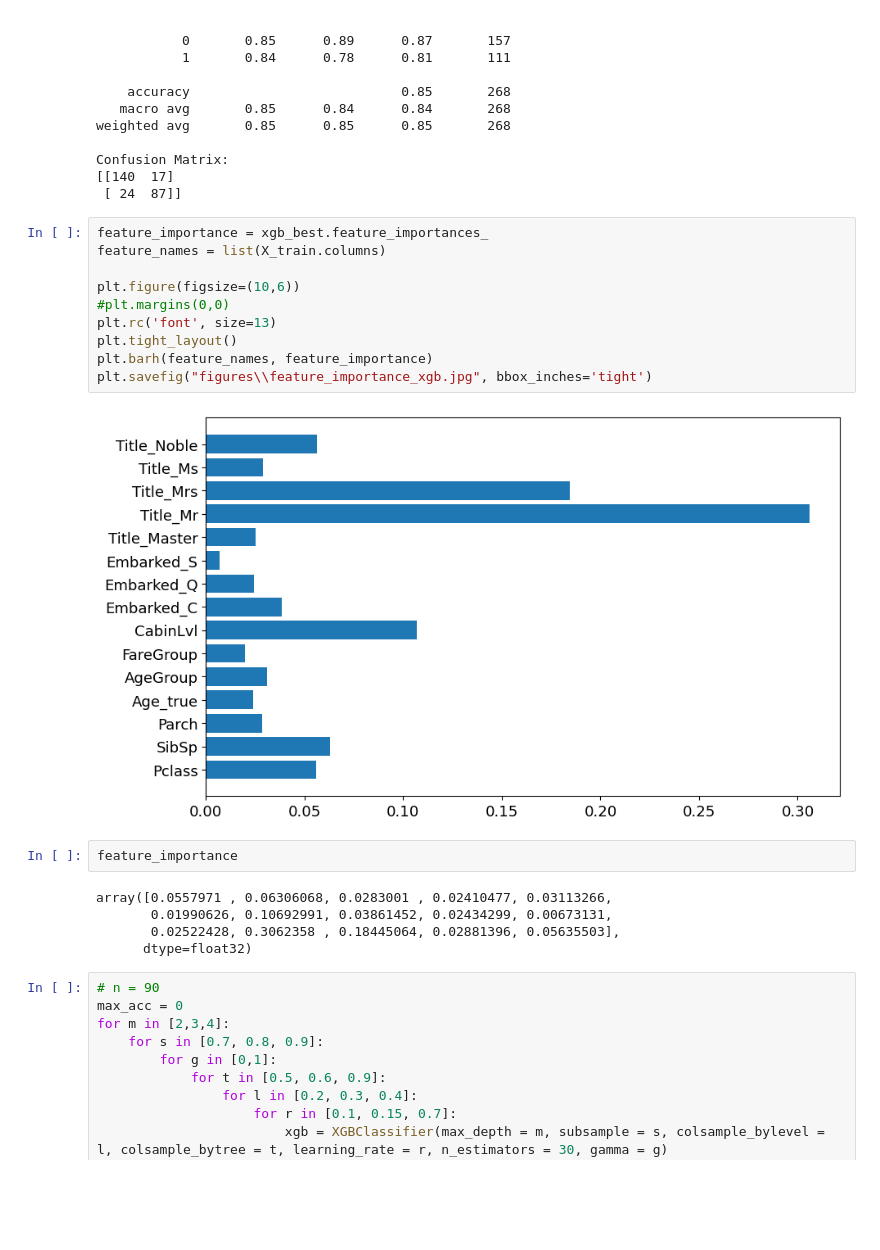
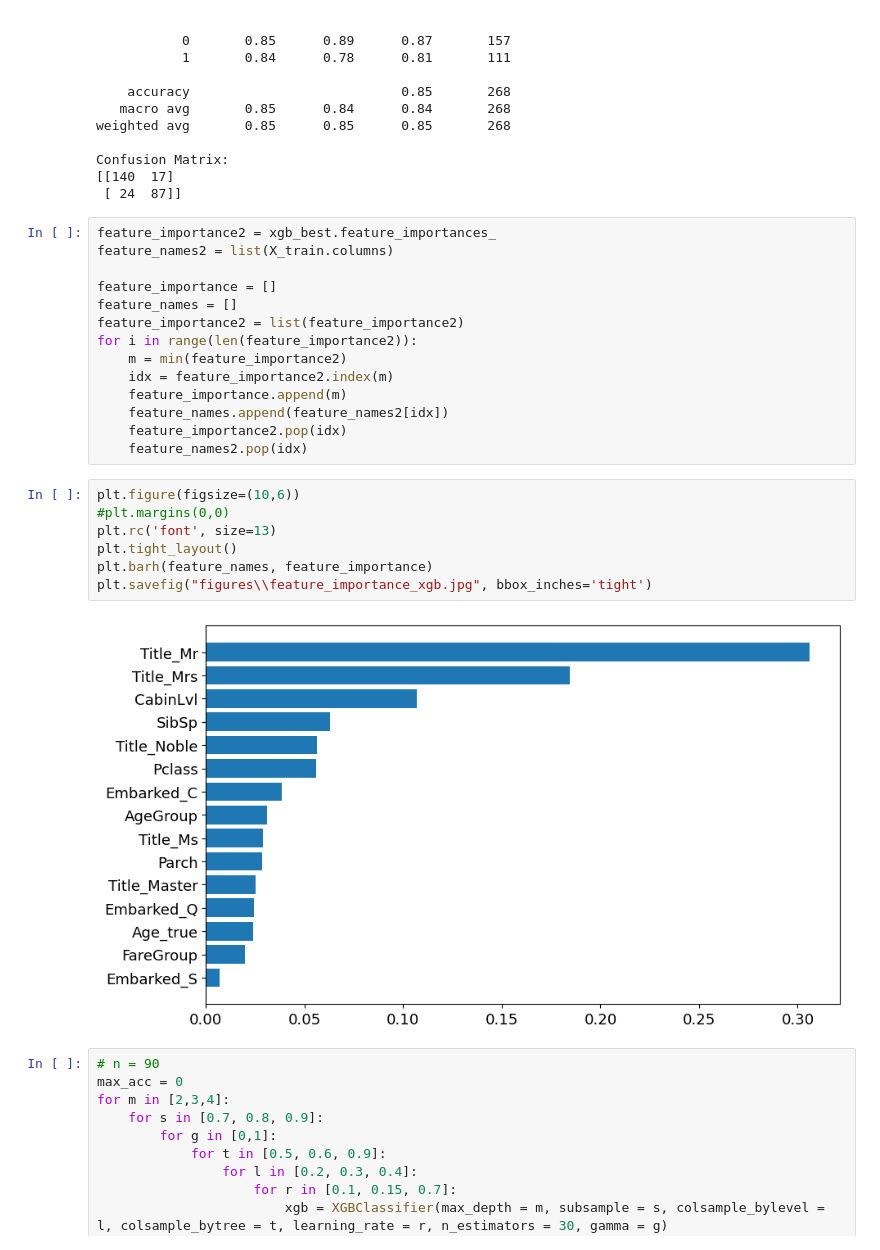
Before and after one commit to mariusjb/dm1-titanic, a Jupyter notebook: Training and Evaluation.ipynb, the cells around one changed output. Cells and saved outputs as stored; diff of their text form; blank space fills up the shorter version.

Commit message:
change order in feature importance plot

```diff
--- a/Training and Evaluation.ipynb
+++ b/Training and Evaluation.ipynb
@@ -2267,25 +2267,29 @@ weighted avg       0.85      0.85      0.85       268
 Confusion Matrix:
 [[140  17]
  [ 24  87]]
+# %%
+feature_importance2 = xgb_best.feature_importances_
+feature_names2 = list(X_train.columns)
+
+feature_importance = []
+feature_names = []
+feature_importance2 = list(feature_importance2)
+for i in range(len(feature_importance2)):
+    m = min(feature_importance2)
+    idx = feature_importance2.index(m)
+    feature_importance.append(m)
+    feature_names.append(feature_names2[idx])
+    feature_importance2.pop(idx)
+    feature_names2.pop(idx)
 # %%
-feature_importance = xgb_best.feature_importances_
-feature_names = list(X_train.columns)
-
 plt.figure(figsize=(10,6))
 #plt.margins(0,0)
 plt.rc('font', size=13)
 plt.tight_layout()
 plt.barh(feature_names, feature_importance)
 plt.savefig("figures\\feature_importance_xgb.jpg", bbox_inches='tight')
 # %% [output]
-[figure, old version]
+[figure, new version]
-# %%
-feature_importance
-# %% [output]
-array([0.0557971 , 0.06306068, 0.0283001 , 0.02410477, 0.03113266,
-       0.01990626, 0.10692991, 0.03861452, 0.02434299, 0.00673131,
-       0.02522428, 0.3062358 , 0.18445064, 0.02881396, 0.05635503],
-      dtype=float32)
 # %%
 # n = 90
 max_acc = 0
```
Also changed, not shown: 1 other file.
